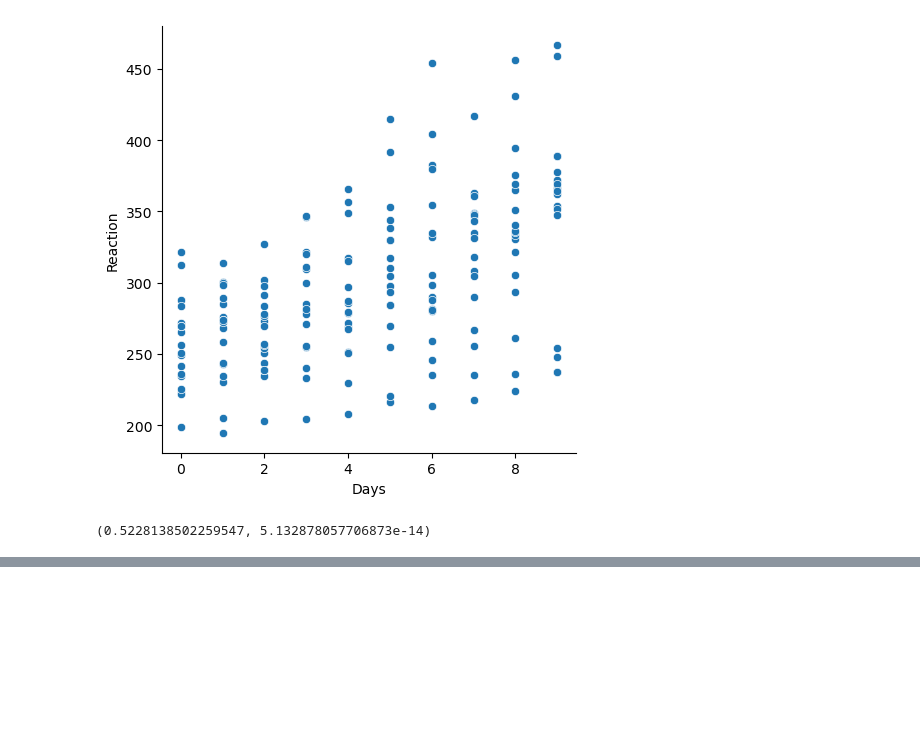
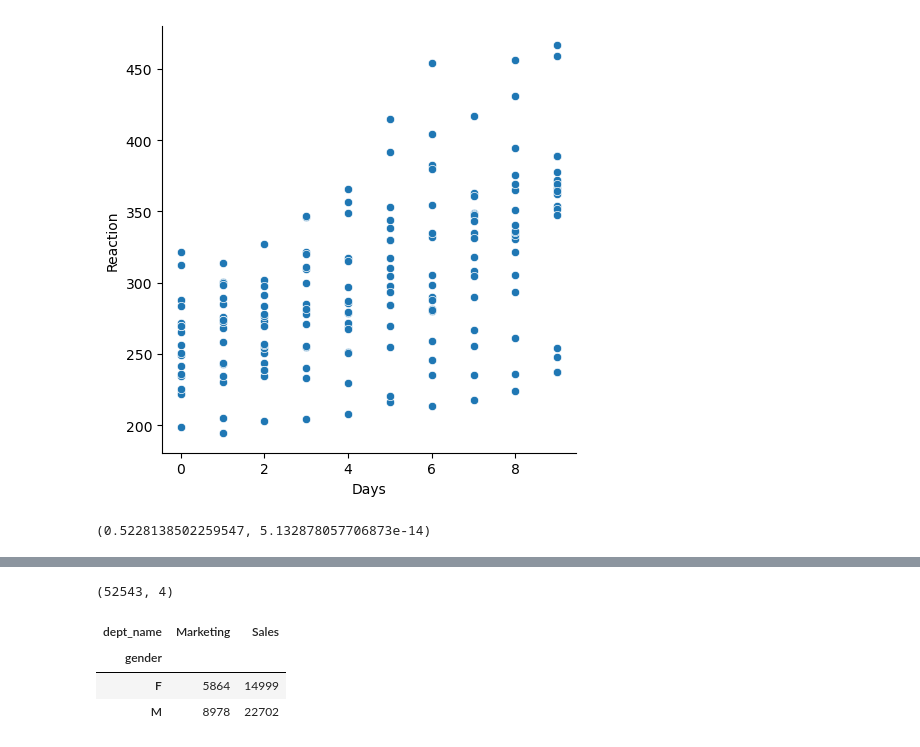
Before and after one commit to corey-hermesch/statistics_exercises, a Jupyter notebook: hypothesis_testing.ipynb, the cells around one changed output, grey strips where cells are left out. Saved outputs shown, nothing was run; the diff lists cells and outputs as text; code cells hidden in the pictures; blank space fills up the shorter version.

Commit message:
final update to hypothesis_testing

```diff
--- a/hypothesis_testing.ipynb
+++ b/hypothesis_testing.ipynb
@@ -719,0 +906,46 @@ r, p
+# %%
+# Use the data from the employees database to answer these questions:
+
+#     Is an employee's gender independent of whether an employee works in sales or marketing?
+#       (only look at current employees)
+
+
+from env import host, user, password
+def get_db_url(db_name, user=user, host=host, password=password):
+    '''
+    get_db_url accepts a database name, username, hostname, password
+    and returns a url connection string formatted to work with codeup's
+    sql database.
+    Default values from env.py are provided for user, host, and password.
+    '''
+    return f'mysql+pymysql://{user}:{password}@{host}/{db_name}'
+
+connection_str = get_db_url('employees')
+query = """
+            SELECT de.emp_no, e.gender, de.dept_no, d.dept_name
+            FROM dept_emp as de
+            JOIN departments as d USING (dept_no)
+            JOIN employees as e USING (emp_no)
+            WHERE de.to_date > NOW()
+            ORDER BY de.emp_no
+        """
+df = pd.read_sql(query, connection_str)
+# %%
+# Step 1: Form hypothesis
+# H0 = There is NO association between gender and whether or not they work in sales or marketing
+# Ha = There IS an association
+
+# Step 2: Make contingency table
+# First make a new column and new df for sales or marketing only
+
+new_df = df[(df.dept_name == 'Sales') | (df.dept_name == 'Marketing')]
+# %% [output]
+(52543, 4)
+# %%
+observed = pd.crosstab(new_df.gender, new_df.dept_name)
+observed
+# %% [output]
+| dept_name | Marketing | Sales |
+| gender |  |  |
+| F | 5864 | 14999 |
+| M | 8978 | 22702 |
```
Also changed, not shown: parts of 17 cells of this notebook, 1 other file.
